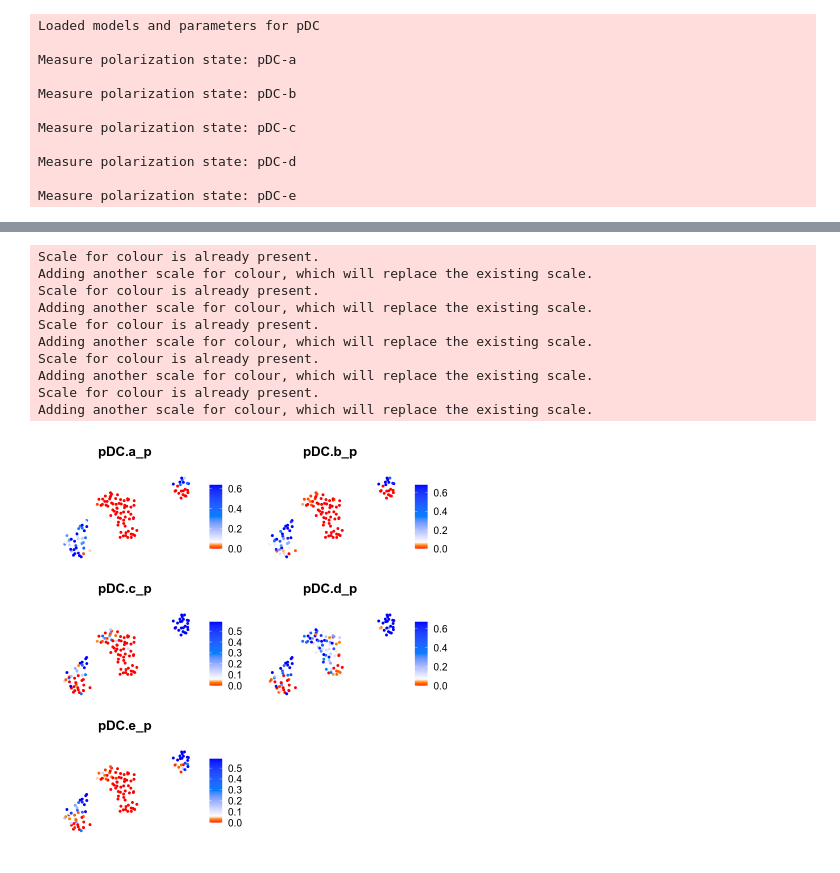
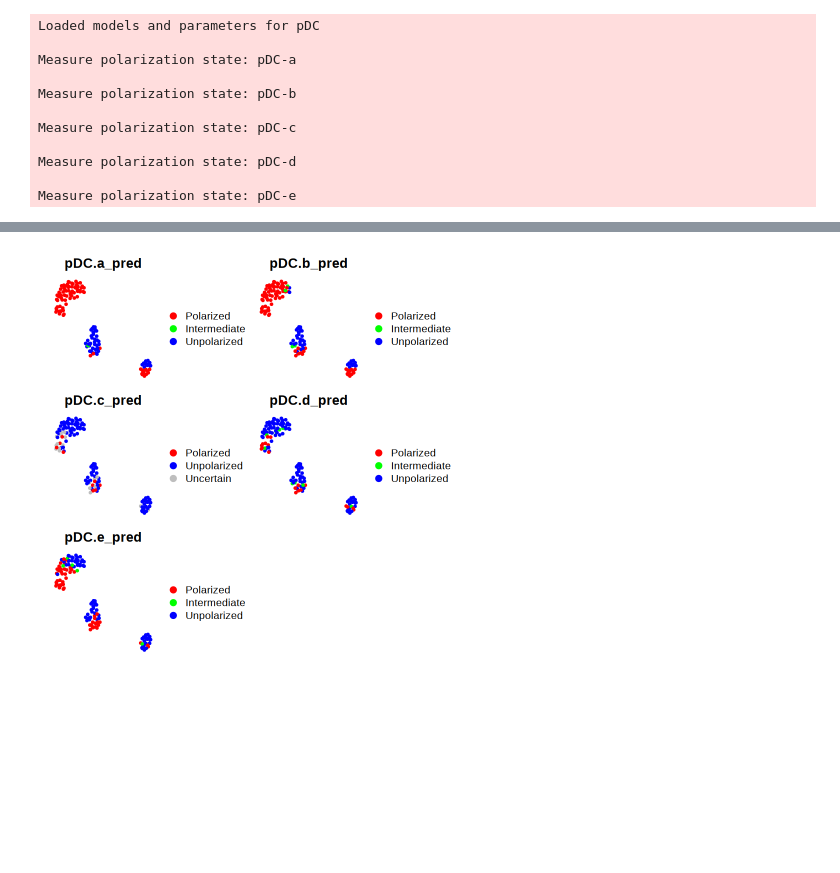
Before and after one commit to bsml320/Scupa, a Jupyter notebook: inst/notebook/vignette_scupa_ifnb.ipynb, the cells around one changed output, grey strips where cells are left out. Drawn from its saved outputs; the diff is of its cells as text; code cells hidden in the pictures; blank space fills up the shorter version.

```diff
--- a/inst/notebook/vignette_scupa_ifnb.ipynb
+++ b/inst/notebook/vignette_scupa_ifnb.ipynb
@@ -244,15 +281,5 @@ Adding another scale for colour, which will replace the existing scale.
 # %%
-FeaturePlot(pdc, c('pDC.a_p','pDC.b_p','pDC.c_p','pDC.d_p','pDC.e_p')) &
-    NoAxes() & scale_color_gradientn(colors=rev(colorRamps::matlab.like(5)), values=c(0,0.05,0.1,0.5,1))
+DimPlot(pdc, group.by=c('pDC.a_pred','pDC.b_pred','pDC.c_pred','pDC.d_pred','pDC.e_pred'), ncol=2) &
+    NoAxes() & scale_colour_manual(values = c('Polarized'='red','Intermediate'='green','Unpolarized'='blue','Uncertain'='gray'))
 # %% [output]
-Scale for colour is already present.
-Adding another scale for colour, which will replace the existing scale.
-Scale for colour is already present.
-Adding another scale for colour, which will replace the existing scale.
-Scale for colour is already present.
-Adding another scale for colour, which will replace the existing scale.
-Scale for colour is already present.
-Adding another scale for colour, which will replace the existing scale.
-Scale for colour is already present.
-Adding another scale for colour, which will replace the existing scale.
-[figure, old version]
+[figure, new version]
```
Also changed, not shown: parts of 18 cells of this notebook, 12 other files.
